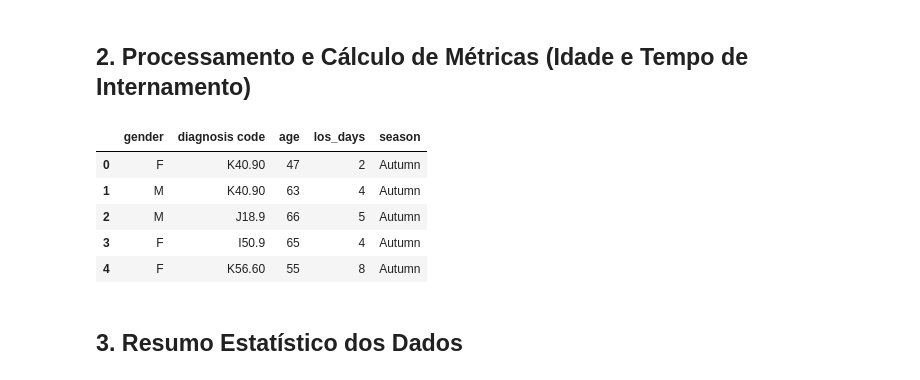
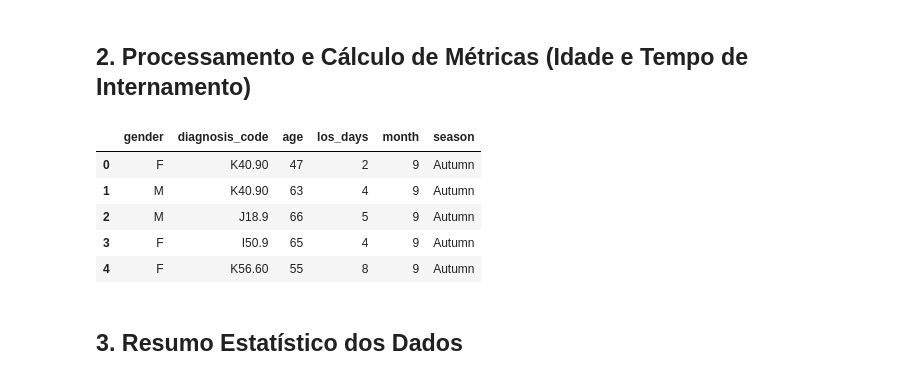
Before and after one commit to carolina242408/PatientFlow, a Jupyter notebook: patient-flow-intelligence/algorithms/datasetgenerator/data_analysis .ipynb, the cells around one changed output. Saved outputs shown, nothing was run; the diff lists cells and outputs as text; code cells hidden in the pictures.

```diff
--- a/patient-flow-intelligence/algorithms/datasetgenerator/data_analysis .ipynb
+++ b/patient-flow-intelligence/algorithms/datasetgenerator/data_analysis .ipynb
@@ -29,41 +29,51 @@ File successfully loaded from: C:\Users\RuiMiguelSoaresRodri\Desktop\Mestrado\2_
 ## 2. Processamento e Cálculo de Métricas (Idade e Tempo de Internamento)
 # %%
 if df is not None:
-    # Convert date/time columns to datetime format
+    # Converter colunas de data/hora para o formato datetime
     df['birthdate'] = pd.to_datetime(df['birthdate'])
     df['admission date'] = pd.to_datetime(df['admission date'])
     df['discharge date'] = pd.to_datetime(df['discharge date'])
 
-    # 1. Calculate age at admission date (in years)
+    # 1. Renomear 'diagnosis code' para 'diagnosis_code'
+    df = df.rename(columns={'diagnosis code': 'diagnosis_code'})
+
+    # 2. Calcular a idade na data de admissão (em anos)
     df['age'] = ((df['admission date'] - df['birthdate']).dt.days / 365.25).astype(int)
 
-    # 2. Calculate Length of Stay (LOS) in full days
+    # 3. Calcular o Tempo de Internamento (LOS) em dias completos
     df['los_days'] = (df['discharge date'] - df['admission date']).dt.days
 
-    # 3. Determine season at admission date (Northern Hemisphere)
+    # 4. Extrair o mês da data de admissão
+    df['month'] = df['admission date'].dt.month
+
+    # 5. Determinar a estação do ano na data de admissão
     def get_season(date):
         month = date.month
         day = date.day
         if (month == 12 and day >= 21) or month in [1, 2] or (month == 3 and day < 20):
             return 'Winter'
         elif (month == 3 and day >= 20) or month in [4, 5] or (month == 6 and day < 21):
             return 'Spring'
         elif (month == 6 and day >= 21) or month in [7, 8] or (month == 9 and day < 23):
             return 'Summer'
         else:
             return 'Autumn'
 
     df['season'] = df['admission date'].apply(get_season)
 
-    # Display dataset preview with the engineered features
-    display(df[['gender', 'diagnosis code', 'age', 'los_days', 'season']].head())
+    # 6. Manter apenas as colunas pretendidas
+    columns_to_keep = ['gender', 'diagnosis_code', 'age', 'los_days', 'month', 'season']
+    df = df[columns_to_keep]
+
+    # Visualizar as primeiras linhas
+    display(df.head())
 # %% [output]
-|  | gender | diagnosis code | age | los_days | season |
-| 0 | F | K40.90 | 47 | 2 | Autumn |
-| 1 | M | K40.90 | 63 | 4 | Autumn |
-| 2 | M | J18.9 | 66 | 5 | Autumn |
-| 3 | F | I50.9 | 65 | 4 | Autumn |
-| 4 | F | K56.60 | 55 | 8 | Autumn |
+|  | gender | diagnosis_code | age | los_days | month | season |
+| 0 | F | K40.90 | 47 | 2 | 9 | Autumn |
+| 1 | M | K40.90 | 63 | 4 | 9 | Autumn |
+| 2 | M | J18.9 | 66 | 5 | 9 | Autumn |
+| 3 | F | I50.9 | 65 | 4 | 9 | Autumn |
+| 4 | F | K56.60 | 55 | 8 | 9 | Autumn |
 # %% [markdown]
 ## 3. Resumo Estatístico dos Dados
 # %%
```
Also changed, not shown: parts of 2 cells of this notebook, 1 other file.
